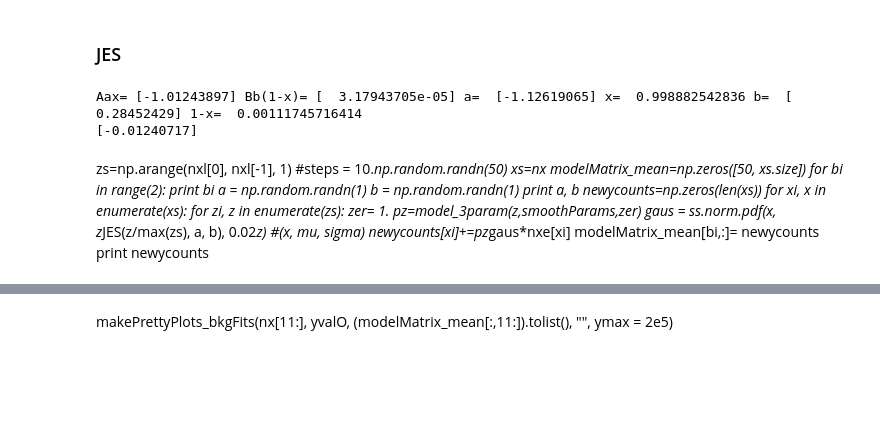
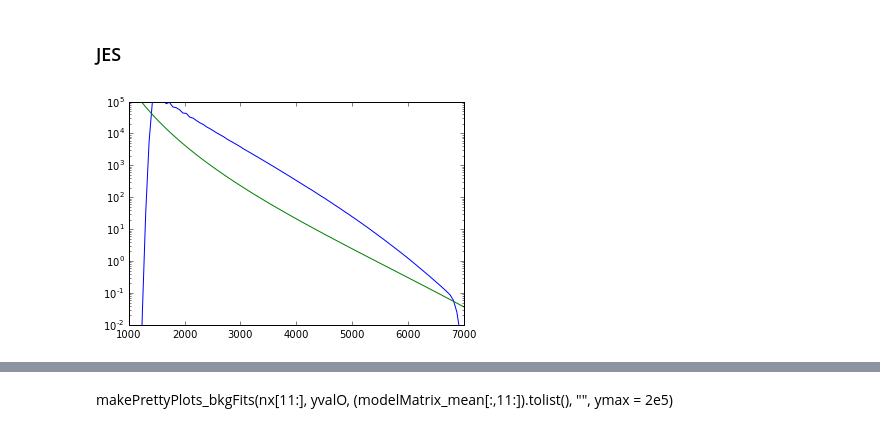
Before and after one commit to mfrate28/GP_Paper, a Jupyter notebook: covariance-structures_JES.ipynb, the cells around one changed output, grey strips where cells are left out. Cells and saved outputs as stored; diff of their text form; code cells hidden in the pictures; blank space fills up the shorter version.

```diff
--- a/covariance-structures_JES.ipynb
+++ b/covariance-structures_JES.ipynb
@@ -319,28 +240,0 @@ def JES(x, a, b):
-# %%
-a = np.random.randn(1)
-b = np.random.randn(1)
-
-print JES(zs[-10]/max(zs), a, b)
-# %% [output]
-Aax= [-1.01243897] Bb(1-x)= [  3.17943705e-05] a=  [-1.12619065] x=  0.998882542836 b=  [ 0.28452429] 1-x=  0.00111745716414
-[-0.01240717]
-# %% [markdown]
-
-zs=np.arange(nxl[0], nxl[-1], 1)
-#steps = 10.*np.random.randn(50)
-xs=nx
-modelMatrix_mean=np.zeros([50, xs.size])
-for bi in range(2):
-    print bi
-    a = np.random.randn(1)
-    b = np.random.randn(1)
-    print a, b
-    newycounts=np.zeros(len(xs))
-    for xi, x in enumerate(xs):
-        for zi, z in enumerate(zs):
-            zer= 1.
-            pz=model_3param(z,smoothParams,zer)
-            gaus = ss.norm.pdf(x, z*JES(z/max(zs), a, b), 0.02*z) #(x, mu, sigma)
-            newycounts[xi]+=pz*gaus*nxe[xi]
-    modelMatrix_mean[bi,:]= newycounts
-    print newycounts
@@ -347,18 +255,28 @@ for bi in range(2):
 # %%
-zs=np.arange(nxl[0], nxl[-1], 1)
+#zs=np.arange(nxl[0], nxl[-1], 1)
+#mod = model_3param(zs, smoothParams, np.ones(len(zs)))
+#xs=nx
 
-xs=nx
-modelMatrix_mean=np.zeros([100, xs.size])
-for bi in range(100):
+modelMatrix_mean_m=np.zeros([n_toys, xs.size])
+for bi in range(n_toys):
     #print bi
-    a = np.random.randn(1)
-    b = np.random.randn(1)
-    mod = model_3param(zs, smoothParams, np.ones(len(zs)))
+    a = alist[bi]#np.random.randn(1)
+    b = blist[bi]#np.random.randn(1)
+
     gaus = ss.norm.pdf(xs.reshape(xs.shape[0],-1), zs*JES(zs/max(zs), a, b), 0.02*zs)
-    #print JES(zs/max(zs), a, b)
-    #print gaus
+
     t = gaus*mod
     newycounts = np.sum(t, axis=1)
     newycounts = newycounts*nxe
-    modelMatrix_mean[bi,:]= newycounts
-    #print newycounts
+
+    modelMatrix_mean_m[bi,:]= newycounts
+    #if bi%10==0:
+    #    print a, b
+    #    print modelMatrix_mean_m[bi,:]
+
+plt.plot(x, modelMatrix_mean_m[0,:])
+plt.plot(x, true_dist)
+plt.ylim(1E-2,1E5)
+plt.yscale('log')
+# %% [output]
+[figure, added]
```
Also changed, not shown: parts of 25 cells of this notebook.
